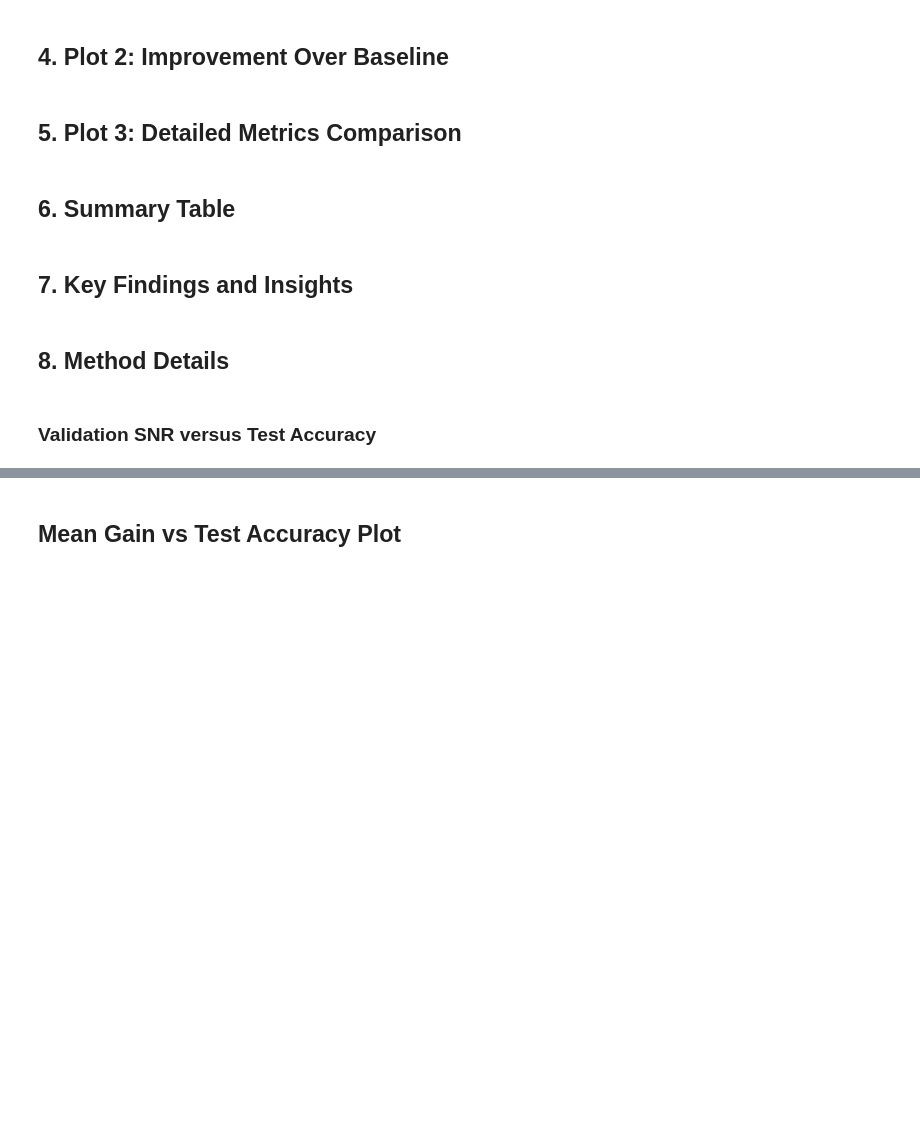
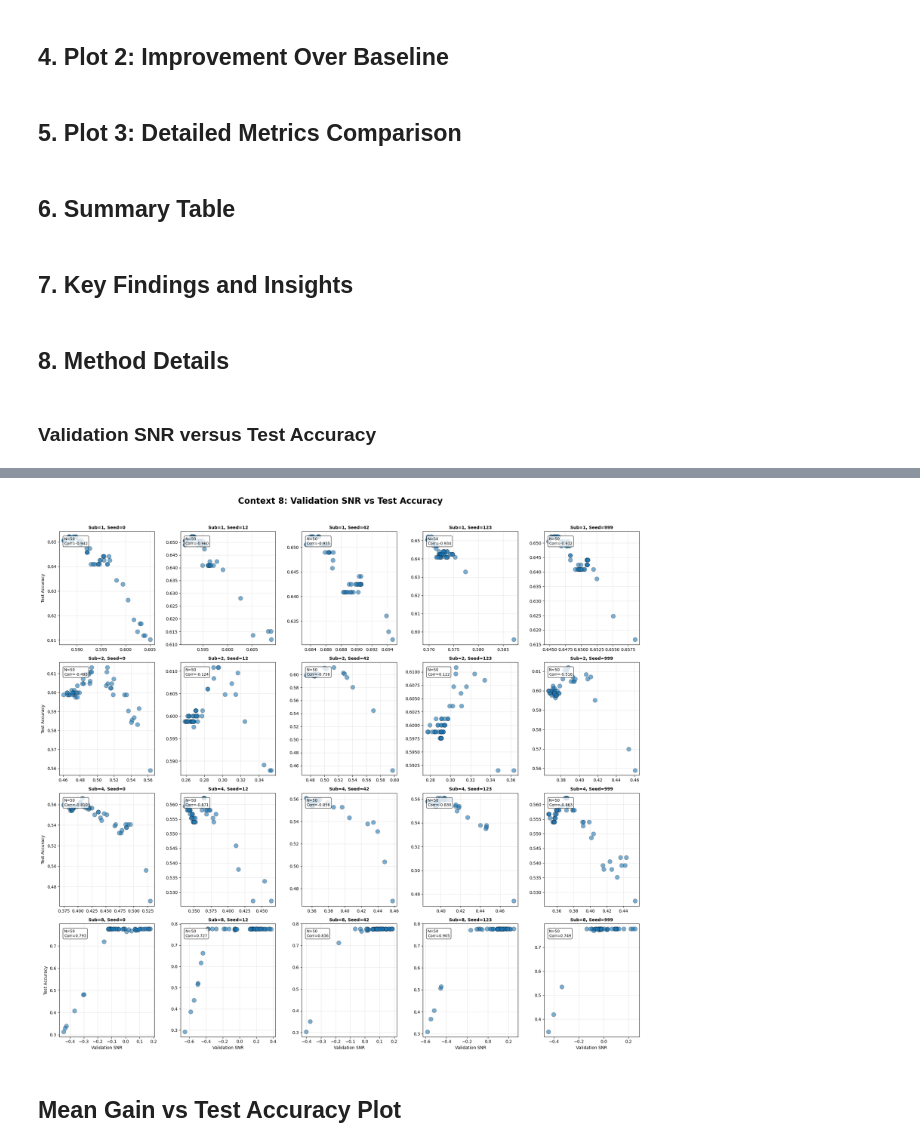
Before and after one commit to xxxxxa-hub/vpl_llm, a Jupyter notebook: visualize.ipynb, the cells around one changed output, grey strips where cells are left out. Cells and saved outputs as stored; diff of their text form; code cells hidden in the pictures; blank space fills up the shorter version.

Commit message:
Visualize scatter plots for different contexts and save figures in figures/

```diff
--- a/visualize.ipynb
+++ b/visualize.ipynb
@@ -87,7 +69,7 @@ NameError: name 'improvement_refined' is not defined
 # %%
 fig, ax = plt.subplots(figsize=(14, 7))
 
-colors = ['#FF6B6B', '#4ECDC4', '#45B7D1', '#95E1D3']
+colors = ['#FF6B6B', '#4ECDC4']
 bars = ax.bar(approaches, accuracies, color=colors, alpha=0.8, edgecolor='black', linewidth=1.5)
 
 # Add value labels on bars
@@ -118,8 +97,8 @@ print(f"✓ Saved to: context_comparison_accuracy.png")
 # %%
 fig, ax = plt.subplots(figsize=(14, 7))
 
-improvements = [0, improvement_optimized, improvement_refined, improvement_demo_valid]
-colors_improvement = ['#999999', '#FFD93D', '#6BCB77', '#C0B9DD']
+improvements = [0, improvement_optimized]
+colors_improvement = ['#999999', '#FFD93D']
 
 bars = ax.bar(approaches, improvements, color=colors_improvement, alpha=0.8, edgecolor='black', linewidth=1.5)
 
@@ -315,18 +261,19 @@ from itertools import product
 # Define all subsets and seeds
 subsets = [1, 2, 4, 8]
 seeds = [0, 12, 42, 123, 999]
+# contexts = [2, 4, 8]
+contexts = [8]
 
 # Base directory
-base_dir = Path("/hpc/group/fanglab/xx102/vpl_llm")
-
+base_dir = Path("/hpc/group/fanglab/xx102/vpl_llm/results")
 # Initialize lists to store all data
 all_data = []
 
 # Load data for each combination
-for subset, seed in product(subsets, seeds):
+for subset, seed, context in product(subsets, seeds, contexts):
     # Paths to the two JSON files
-    candidate_eval_path = base_dir / f"candidate_evaluation_subset_{subset}_seed{seed}" / "candidate_evaluation_results.json"
-    context_opt_path = base_dir / f"context_optimization_subset_{subset}_seed{seed}" / "optimization_results.json"
+    candidate_eval_path = base_dir / f"candidate_evaluation_subset_{subset}_demo_50_candidates_50_context_{context}_seed{seed}" / "candidate_evaluation_results.json"
+    context_opt_path = base_dir / f"context_optimization_subset_{subset}_demo_50_validation_50_candidates_50_context_{context}_seed{seed}" / "optimization_results.json"
 
     try:
         # Load test_accuracy from candidate_evaluation_results.json
@@ -353,6 +300,7 @@ for subset, seed in product(subsets, seeds):
             all_data.append({
                 "subset": subset,
                 "seed": seed,
+                "context": context,
                 "candidate_index": i,
                 "test_accuracy": test_accuracy,
                 "valid_accuracy": valid_accuracy,
@@ -612,2 +407,50 @@ print("✓ Saved figure to: validation_snr_vs_test_accuracy_grid.png")
+# %%
+import matplotlib.pyplot as plt
+
+# Get unique contexts and sort them
+unique_contexts = sorted(df['context'].unique())
+
+for context_val in unique_contexts:
+    # Filter data for the current context
+    df_context = df[df['context'] == context_val]
+
+    subsets_sorted = sorted(df_context['subset'].unique())
+    seeds_sorted = sorted(df_context['seed'].unique())
+
+    # Create a grid of subplots (Subsets x Seeds)
+    fig, axes = plt.subplots(len(subsets_sorted), len(seeds_sorted),
+                             figsize=(20, 18), squeeze=False)
+
+    for row, subset in enumerate(subsets_sorted):
+        for col, seed in enumerate(seeds_sorted):
+            ax = axes[row, col]
+
+            # Filter data for specific subset and seed
+            data = df_context[(df_context['subset'] == subset) & (df_context['seed'] == seed)]
+
+            if not data.empty:
+                ax.scatter(data['valid_snr'], data['test_accuracy'],
+                          alpha=0.6, s=100, edgecolors='black', linewidth=0.5, color='tab:blue')
+
+                # Calculate correlation
+                corr = data['valid_snr'].corr(data['test_accuracy'])
+                ax.text(0.05, 0.95, f'N={len(data)}\nCorr={corr:.3f}',
+                        transform=ax.transAxes, verticalalignment='top',
+                        bbox=dict(boxstyle='round', facecolor='white', alpha=0.8), fontsize=9)
+
+            ax.set_title(f'Sub={subset}, Seed={seed}', fontsize=10, fontweight='bold')
+            if row == len(subsets_sorted) - 1: ax.set_xlabel('Validation SNR')
+            if col == 0: ax.set_ylabel('Test Accuracy')
+            ax.grid(True, alpha=0.3)
+
+    plt.suptitle(f'Context {context_val}: Validation SNR vs Test Accuracy',
+                 fontsize=20, fontweight='bold', y=1.02)
+    plt.tight_layout()
+
+    # Save figure for this context
+    plt.savefig(f'figures/snr_vs_accuracy_context_{context_val}.png', dpi=300, bbox_inches='tight')
+    plt.show()
+# %% [output]
+[figure, added]
 # %% [markdown]
 ## Mean Gain vs Test Accuracy Plot
```
Also changed, not shown: parts of 12 cells of this notebook.
